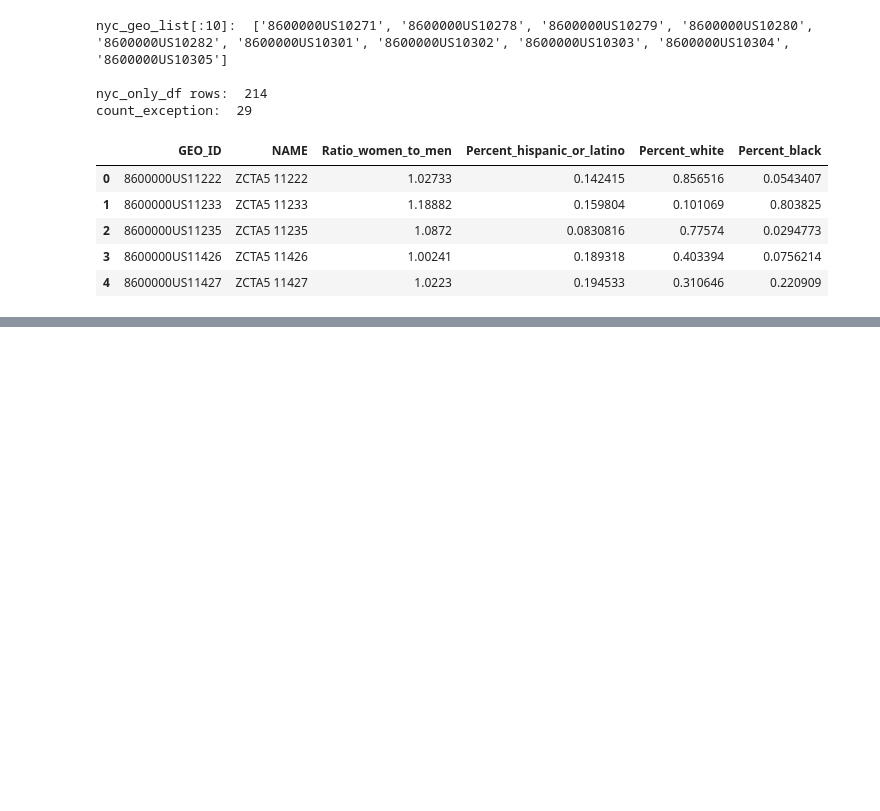
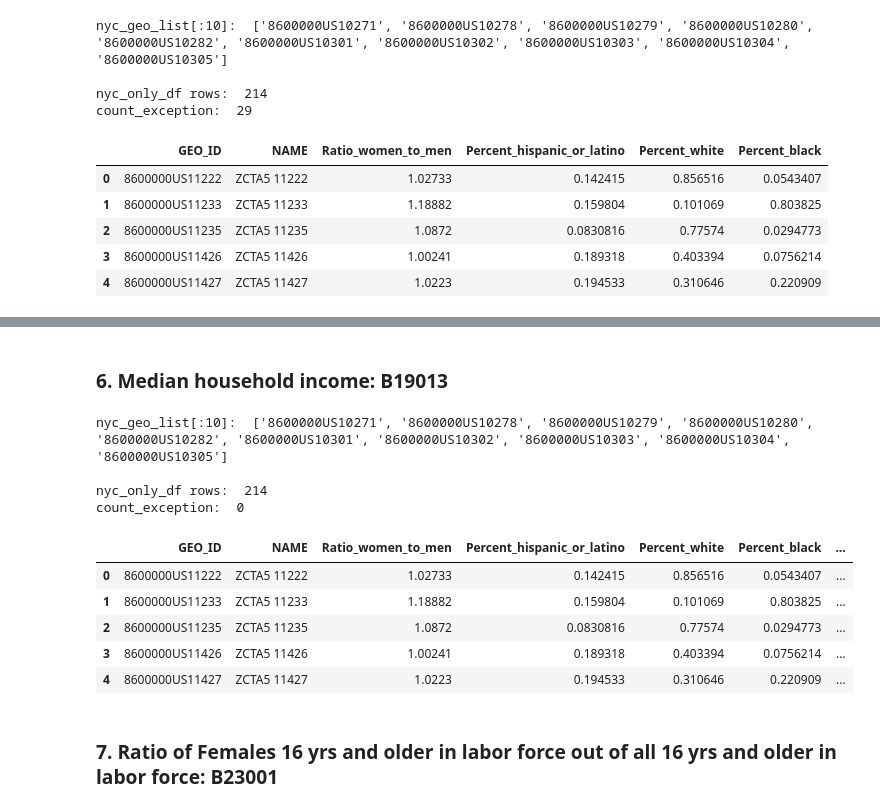
Before and after one commit to meettyj/Telemedicine, a Jupyter notebook: preprocessing/ACS2018.ipynb, the cells around one changed output, grey strips where cells are left out. Saved outputs shown, nothing was run; the diff lists cells and outputs as text; code cells hidden in the pictures; blank space fills up the shorter version.

```diff
--- a/preprocessing/ACS2018.ipynb
+++ b/preprocessing/ACS2018.ipynb
@@ -239,0 +282,36 @@ count_exception:  29
+# %% [markdown]
+### 6. Median household income: B19013
+# %%
+# read data
+B19013_dir_path = 'ACSDT5Y2018.B19013_2020-04-15T183506/'
+B19013_file_name = 'ACSDT5Y2018.B19013_data_with_overlays_2020-04-15T183459.csv'
+B19013_df = pd.read_csv(data_dir_path + B19013_dir_path + B19013_file_name)
+
+# get nyc only data frame
+B19013_nyc_only_df = get_nyc_only_df(B19013_df, zcta5_list)
+B19013_nyc_only_df
+
+# get the needed features(columns)
+median_household_income_num_feature = 'B19013_001E' # Estimate!!Total
+
+# result data frame
+result_df['median_household_income'] = 'None'
+count_exception = 0
+for i, row in B19013_nyc_only_df.iterrows():
+    result_df.loc[result_df['GEO_ID'] == row['GEO_ID'], 'median_household_income'] = row[median_household_income_num_feature]
+
+print('count_exception: ', count_exception)
+result_df.head()
+# %% [output]
+nyc_geo_list[:10]:  ['8600000US10271', '8600000US10278', '8600000US10279', '8600000US10280', '8600000US10282', '8600000US10301', '8600000US10302', '8600000US10303', '8600000US10304', '8600000US10305']
+
+nyc_only_df rows:  214
+count_exception:  0
+|  | GEO_ID | NAME | Ratio_women_to_men | Percent_hispanic_or_latino | Percent_white | Percent_black | ... |
+| 0 | 8600000US11222 | ZCTA5 11222 | 1.02733 | 0.142415 | 0.856516 | 0.0543407 | ... |
+| 1 | 8600000US11233 | ZCTA5 11233 | 1.18882 | 0.159804 | 0.101069 | 0.803825 | ... |
+| 2 | 8600000US11235 | ZCTA5 11235 | 1.0872 | 0.0830816 | 0.77574 | 0.0294773 | ... |
+| 3 | 8600000US11426 | ZCTA5 11426 | 1.00241 | 0.189318 | 0.403394 | 0.0756214 | ... |
+| 4 | 8600000US11427 | ZCTA5 11427 | 1.0223 | 0.194533 | 0.310646 | 0.220909 | ... |
+# %% [markdown]
+### 7. Ratio of Females 16 yrs and older in labor force out of all 16 yrs and older in labor force: B23001
```
Also changed, not shown: parts of 7 cells of this notebook.
